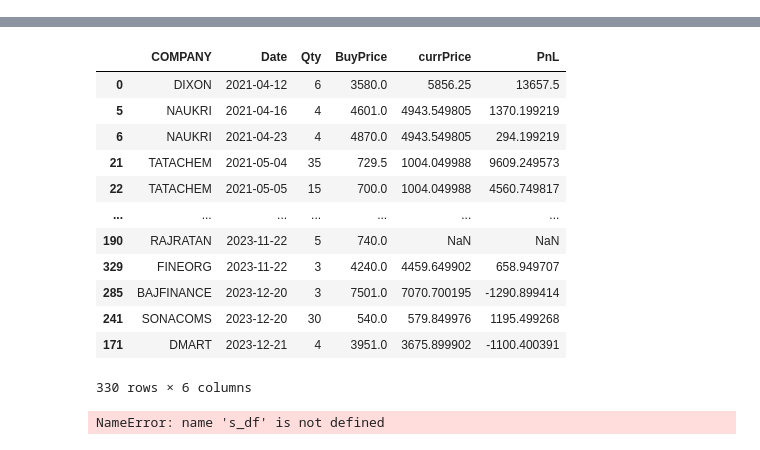
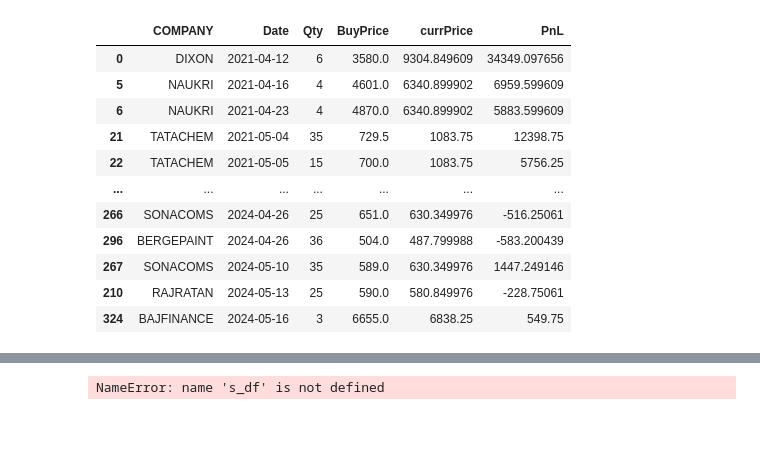
Before and after one commit to imran-iiit/test, a Jupyter notebook: PyHelloWorld/utils/trade_breakdown.ipynb, the cells around one changed output, grey strips where cells are left out. Drawn from its saved outputs; the diff is of its cells as text; code cells hidden in the pictures.

```diff
--- a/PyHelloWorld/utils/trade_breakdown.ipynb
+++ b/PyHelloWorld/utils/trade_breakdown.ipynb
@@ -169,5 +210,5 @@ MOLDTKPAC           inf        0.0       -1.0
 # %%
-df = read_xls('../docs/Holdings_16Dec23.xlsx', tab=5)
+df = read_xls('../docs/Holdings_26May24.xlsx', tab=5)
 df = df[df['COMPANY'].isin(get_holding_quantities().keys())]
 df = df[['COMPANY', 'Date', 'Qty', 'BuyPrice']]
 df = process_sheets(df)
@@ -180,0 +223,12 @@ df
+|  | COMPANY | Date | Qty | BuyPrice | currPrice | PnL |
+| 0 | DIXON | 2021-04-12 | 6 | 3580.0 | 9304.849609 | 34349.097656 |
+| 5 | NAUKRI | 2021-04-16 | 4 | 4601.0 | 6340.899902 | 6959.599609 |
+| 6 | NAUKRI | 2021-04-23 | 4 | 4870.0 | 6340.899902 | 5883.599609 |
+| 21 | TATACHEM | 2021-05-04 | 35 | 729.5 | 1083.75 | 12398.75 |
+| 22 | TATACHEM | 2021-05-05 | 15 | 700.0 | 1083.75 | 5756.25 |
+| ... | ... | ... | ... | ... | ... | ... |
+| 266 | SONACOMS | 2024-04-26 | 25 | 651.0 | 630.349976 | -516.25061 |
+| 296 | BERGEPAINT | 2024-04-26 | 36 | 504.0 | 487.799988 | -583.200439 |
+| 267 | SONACOMS | 2024-05-10 | 35 | 589.0 | 630.349976 | 1447.249146 |
+| 210 | RAJRATAN | 2024-05-13 | 25 | 590.0 | 580.849976 | -228.75061 |
+| 324 | BAJFINANCE | 2024-05-16 | 3 | 6655.0 | 6838.25 | 549.75 |
@@ -184,16 +236,3 @@ df
-|  | COMPANY | Date | Qty | BuyPrice | currPrice | PnL |
-| 0 | DIXON | 2021-04-12 | 6 | 3580.0 | 5856.25 | 13657.5 |
-| 5 | NAUKRI | 2021-04-16 | 4 | 4601.0 | 4943.549805 | 1370.199219 |
-| 6 | NAUKRI | 2021-04-23 | 4 | 4870.0 | 4943.549805 | 294.199219 |
-| 21 | TATACHEM | 2021-05-04 | 35 | 729.5 | 1004.049988 | 9609.249573 |
-| 22 | TATACHEM | 2021-05-05 | 15 | 700.0 | 1004.049988 | 4560.749817 |
-| ... | ... | ... | ... | ... | ... | ... |
-| 190 | RAJRATAN | 2023-11-22 | 5 | 740.0 | NaN | NaN |
-| 329 | FINEORG | 2023-11-22 | 3 | 4240.0 | 4459.649902 | 658.949707 |
-| 285 | BAJFINANCE | 2023-12-20 | 3 | 7501.0 | 7070.700195 | -1290.899414 |
-| 241 | SONACOMS | 2023-12-20 | 30 | 540.0 | 579.849976 | 1195.499268 |
-| 171 | DMART | 2023-12-21 | 4 | 3951.0 | 3675.899902 | -1100.400391 |
-330 rows × 6 columns
 # %%
 # print(s_df)
 # s_df.to_dict()
```
Also changed, not shown: parts of 6 cells of this notebook, 2 other files.
